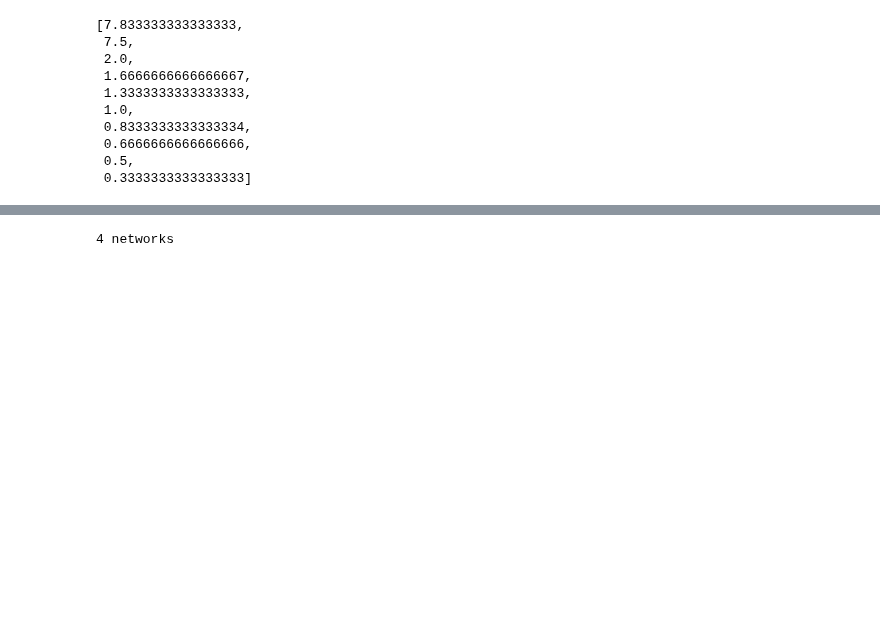
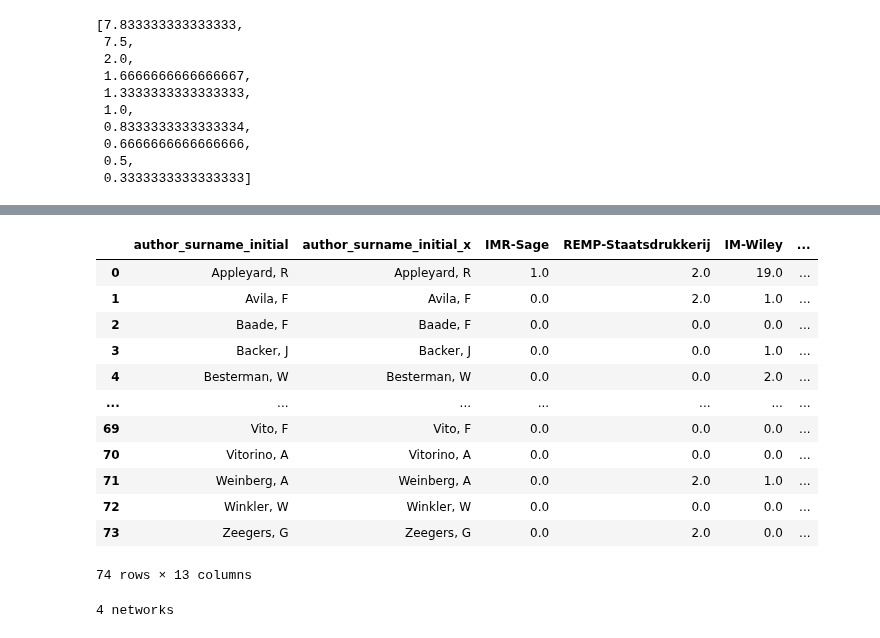
Before and after one commit to HoekR/migrant_discourse, a Jupyter notebook: notebooks/Community-overlap-analysis.ipynb, the cells around one changed output, grey strips where cells are left out. Saved outputs shown, nothing was run; the diff lists cells and outputs as text; code cells hidden in the pictures; blank space fills up the shorter version.

```diff
--- a/notebooks/Community-overlap-analysis.ipynb
+++ b/notebooks/Community-overlap-analysis.ipynb
@@ -658,3 +674,20 @@ means
+# %%
+pd.merge(left=overlap_df, right=board_df[['author_surname_initial', 'prs_category']],
+         left_on=overlap_df.author_surname_initial, right_on='author_surname_initial', how='left')
+# %% [output]
+|  | author_surname_initial | author_surname_initial_x | IMR-Sage | REMP-Staatsdrukkerij | IM-Wiley | ... |
+| 0 | Appleyard, R | Appleyard, R | 1.0 | 2.0 | 19.0 | ... |
+| 1 | Avila, F | Avila, F | 0.0 | 2.0 | 1.0 | ... |
+| 2 | Baade, F | Baade, F | 0.0 | 0.0 | 0.0 | ... |
+| 3 | Backer, J | Backer, J | 0.0 | 0.0 | 1.0 | ... |
+| 4 | Besterman, W | Besterman, W | 0.0 | 0.0 | 2.0 | ... |
+| ... | ... | ... | ... | ... | ... | ... |
+| 69 | Vito, F | Vito, F | 0.0 | 0.0 | 0.0 | ... |
+| 70 | Vitorino, A | Vitorino, A | 0.0 | 0.0 | 0.0 | ... |
+| 71 | Weinberg, A | Weinberg, A | 0.0 | 2.0 | 1.0 | ... |
+| 72 | Winkler, W | Winkler, W | 0.0 | 0.0 | 0.0 | ... |
+| 73 | Zeegers, G | Zeegers, G | 0.0 | 2.0 | 0.0 | ... |
+74 rows × 13 columns
 # %%
 from IPython.core.display import display, HTML
 style = "style='display:inline'"
```
Also changed, not shown: parts of 4 cells of this notebook, 1 other file.
